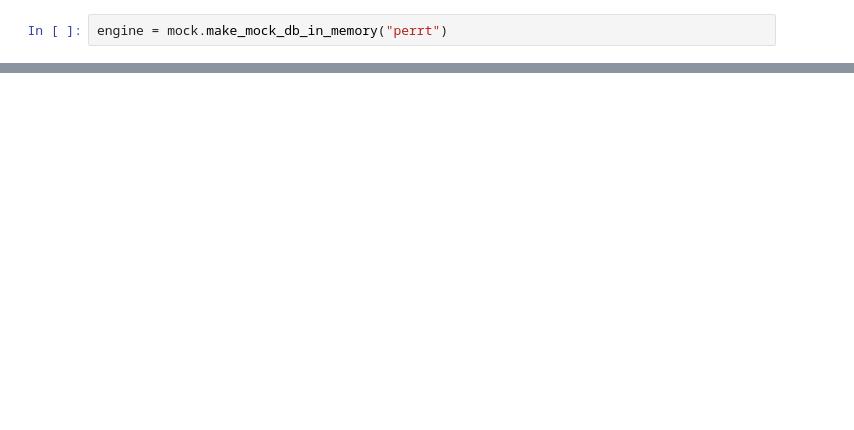
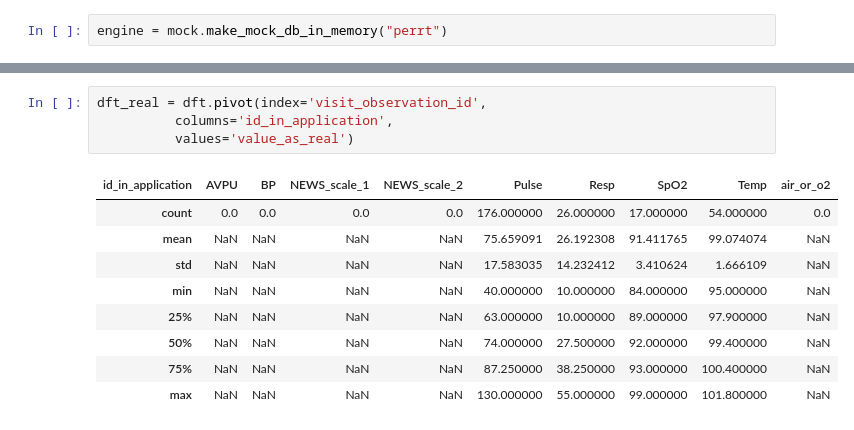
Before and after one commit to HYLODE/HyUi, a Jupyter notebook: src/api/perrt/perrt.ipynb, the cells around one changed output, grey strips where cells are left out. Saved outputs shown, nothing was run; the diff lists cells and outputs as text; blank space fills up the shorter version.

```diff
--- a/src/api/perrt/perrt.ipynb
+++ b/src/api/perrt/perrt.ipynb
@@ -30,0 +314,14 @@ assert len(df["id_in_application"].value_counts()) == 9
+# %%
+dft_real = dft.pivot(index='visit_observation_id',
+          columns='id_in_application',
+          values='value_as_real')
+# %% [output]
+| id_in_application | AVPU | BP | NEWS_scale_1 | NEWS_scale_2 | Pulse | Resp | SpO2 | Temp | air_or_o2 |
+| count | 0.0 | 0.0 | 0.0 | 0.0 | 176.000000 | 26.000000 | 17.000000 | 54.000000 | 0.0 |
+| mean | NaN | NaN | NaN | NaN | 75.659091 | 26.192308 | 91.411765 | 99.074074 | NaN |
+| std | NaN | NaN | NaN | NaN | 17.583035 | 14.232412 | 3.410624 | 1.666109 | NaN |
+| min | NaN | NaN | NaN | NaN | 40.000000 | 10.000000 | 84.000000 | 95.000000 | NaN |
+| 25% | NaN | NaN | NaN | NaN | 63.000000 | 10.000000 | 89.000000 | 97.900000 | NaN |
+| 50% | NaN | NaN | NaN | NaN | 74.000000 | 27.500000 | 92.000000 | 99.400000 | NaN |
+| 75% | NaN | NaN | NaN | NaN | 87.250000 | 38.250000 | 93.000000 | 100.400000 | NaN |
+| max | NaN | NaN | NaN | NaN | 130.000000 | 55.000000 | 99.000000 | 101.800000 | NaN |
```
Also changed, not shown: parts of 28 cells of this notebook, 1 other file.
